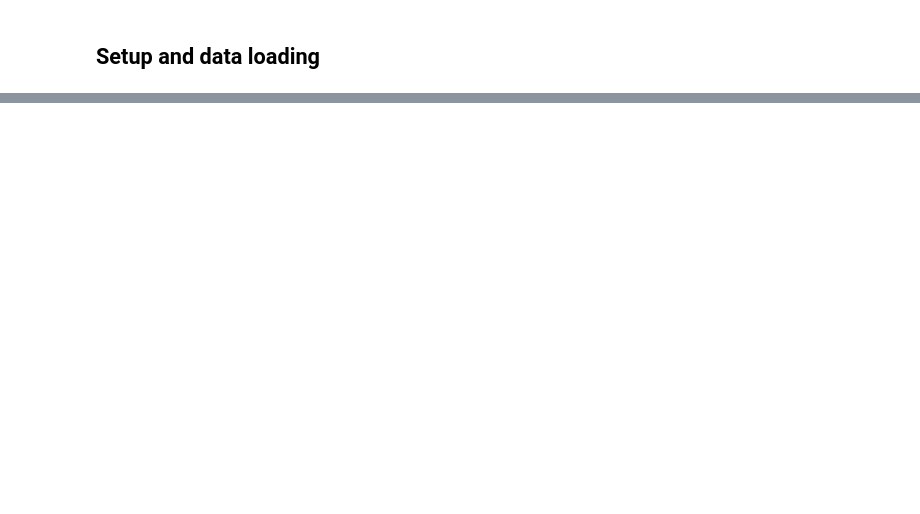
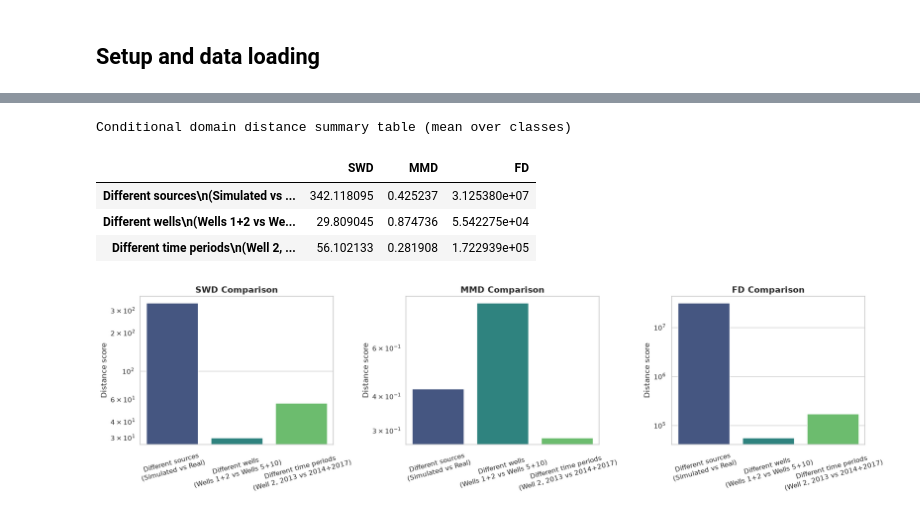
Before and after one commit to lollogiro/ai4i-transfer-learning-synthetic, a Jupyter notebook: stage2-transfer_learning/3w_dom_dist_tl.ipynb, the cells around one changed output, grey strips where cells are left out. Cells and saved outputs as stored; diff of their text form; code cells hidden in the pictures; blank space fills up the shorter version.

```diff
--- a/stage2-transfer_learning/3w_dom_dist_tl.ipynb
+++ b/stage2-transfer_learning/3w_dom_dist_tl.ipynb
@@ -733,0 +236,12 @@ Domain distance vs. Transfer penalty
+# %%
+SPLIT_SEED = 42
+RF_SEEDS = [42, 43, 44, 45, 46]
+
+feat_df['fold'] = 'reserve'
+for (well, cls), idx in feat_df.groupby(['well', 'Class']).groups.items():
+    if len(idx) >= 2:
+        ev, _ = train_test_split(list(idx), test_size=0.5, random_state=SPLIT_SEED)
+        feat_df.loc[ev, 'fold'] = 'eval'
+
+print('Eval and reserve counts by well x class:')
+print(feat_df.groupby(['well', 'Class', 'fold']).size().unstack(fill_value=0))
@@ -733,0 +736,37 @@ Domain distance vs. Transfer penalty
+# %%
+dist = {
+    'Different sources\n(Simulated vs Real)':
+        conditional_distances(src_sim, tgt_real, SRC_CLASSES),
+    'Different wells\n(Wells 1+2 vs Wells 5+10)':
+        conditional_distances(wells_src, wells_tgt, [0, 4]),
+    'Different time periods\n(Well 2, 2013 vs 2014+2017)':
+        conditional_distances(time_src, time_tgt, [0, 4]),
+}
+dist_df = pd.DataFrame(dist).T
+print("Conditional domain distance summary table (mean over classes)")
+display(dist_df)
+
+fig, axes = plt.subplots(1, 3, figsize=(18, 5))
+for i, metric in enumerate(['SWD', 'MMD', 'FD']):
+    sns.barplot(
+        x=dist_df.index,
+        y=dist_df[metric],
+        ax=axes[i],
+        palette='viridis',
+        hue=dist_df.index,
+        legend=False
+    )
+    axes[i].set_title(f'{metric} Comparison', fontsize=14, fontweight='bold')
+    axes[i].set_ylabel('Distance score')
+    axes[i].set_xlabel('')
+    axes[i].set_yscale('log')
+    axes[i].tick_params(axis='x', rotation=15)
+plt.tight_layout()
+plt.show()
+# %% [output]
+Conditional domain distance summary table (mean over classes)
+|  | SWD | MMD | FD |
+| Different sources\n(Simulated vs ... | 342.118095 | 0.425237 | 3.125380e+07 |
+| Different wells\n(Wells 1+2 vs We... | 29.809045 | 0.874736 | 5.542275e+04 |
+| Different time periods\n(Well 2, ... | 56.102133 | 0.281908 | 1.722939e+05 |
+[figure, added]
```
Also changed, not shown: parts of 54 cells of this notebook.
